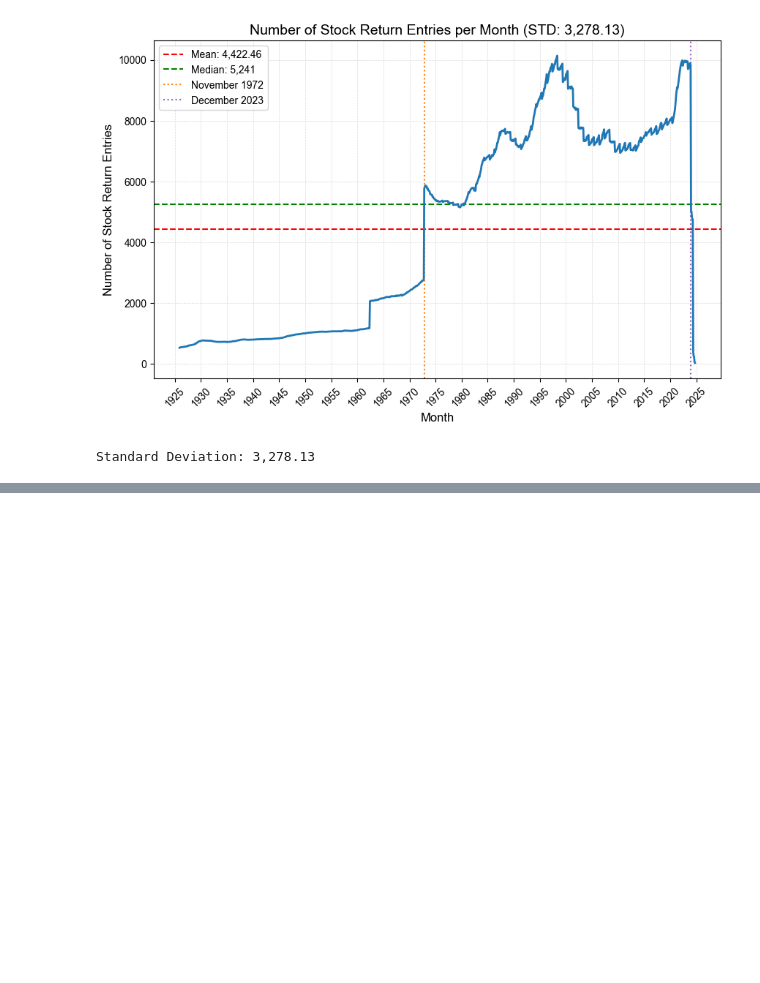
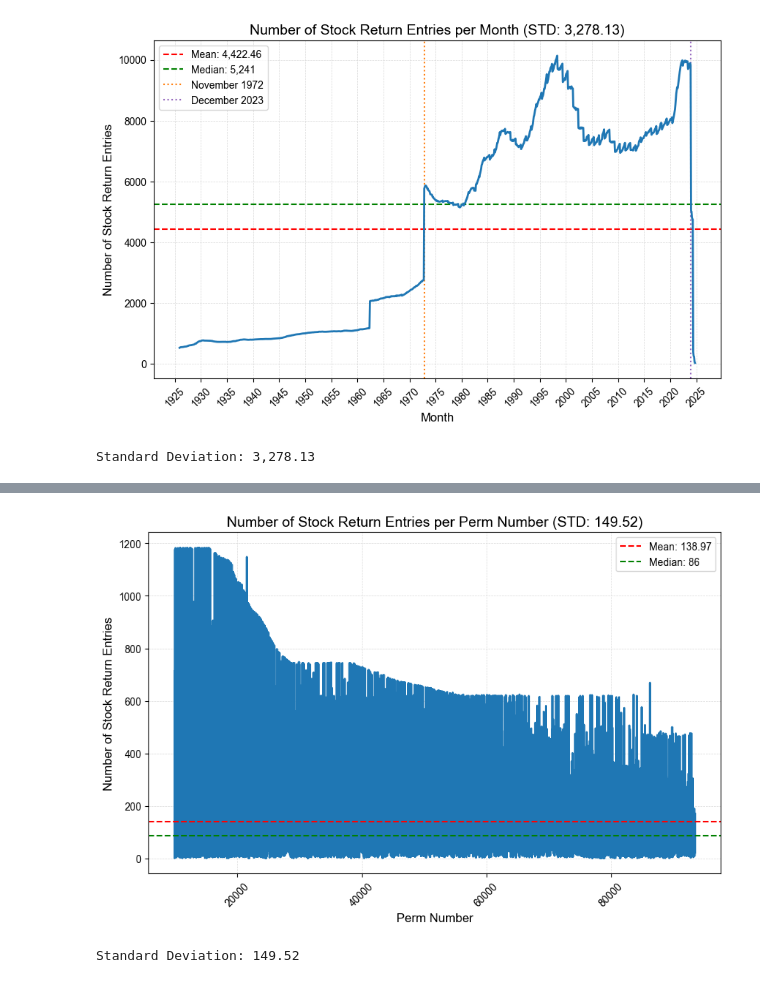
Before and after one commit to NicolasAlmerge/FIN407FinalProject, a Jupyter notebook: DataAnalysis.ipynb, the cells around one changed output, grey strips where cells are left out. Cells and saved outputs as stored; diff of their text form; code cells hidden in the pictures; blank space fills up the shorter version.

```diff
--- a/DataAnalysis.ipynb
+++ b/DataAnalysis.ipynb
@@ -176,3 +176,28 @@ shape: (5_761, 215)
 | 88720 | "197211" | null | null | null | null | null | null | null | null | ... |
 | 92946 | "197211" | null | null | null | null | null | null | null | null | ... |
 | 93172 | "197211" | null | null | null | null | null | null | null | null | ... |
+# %%
+grouped_data = full_data.sort(by="permno", maintain_order=True).group_by("permno").len()
+permnos = grouped_data["permno"].to_list()
+lengths = grouped_data["len"].to_list()
+# %%
+average = cast(float, np.nanmean(lengths))
+median = int(cast(float, np.nanmedian(lengths)))
+std = np.nanstd(lengths)
+plt.style.use("stata.mplstyle")
+plt.figure(figsize=(10, 6))
+plt.plot(permnos, lengths)
+plt.axhline(y=average, color="r", linestyle="--", label=f"Mean: {average:,.2f}", linewidth=1.5)
+plt.axhline(y=median, color="g", linestyle="--", label=f"Median: {median:,}", linewidth=1.5)
+plt.title(f"Number of Stock Return Entries per Perm Number (STD: {std:,.2f})")
+plt.gca().grid(True)
+plt.xticks(rotation=45)
+plt.xlabel("Perm Number")
+plt.ylabel("Number of Stock Return Entries")
+plt.legend()
+plt.savefig("number_returns_per_permno.png", dpi=300)
+plt.show()
+print(f"Standard Deviation: {std:,.2f}")
+# %% [output]
+[figure, added]
+Standard Deviation: 149.52
```
Also changed, not shown: parts of 11 cells of this notebook, 1 other file.
